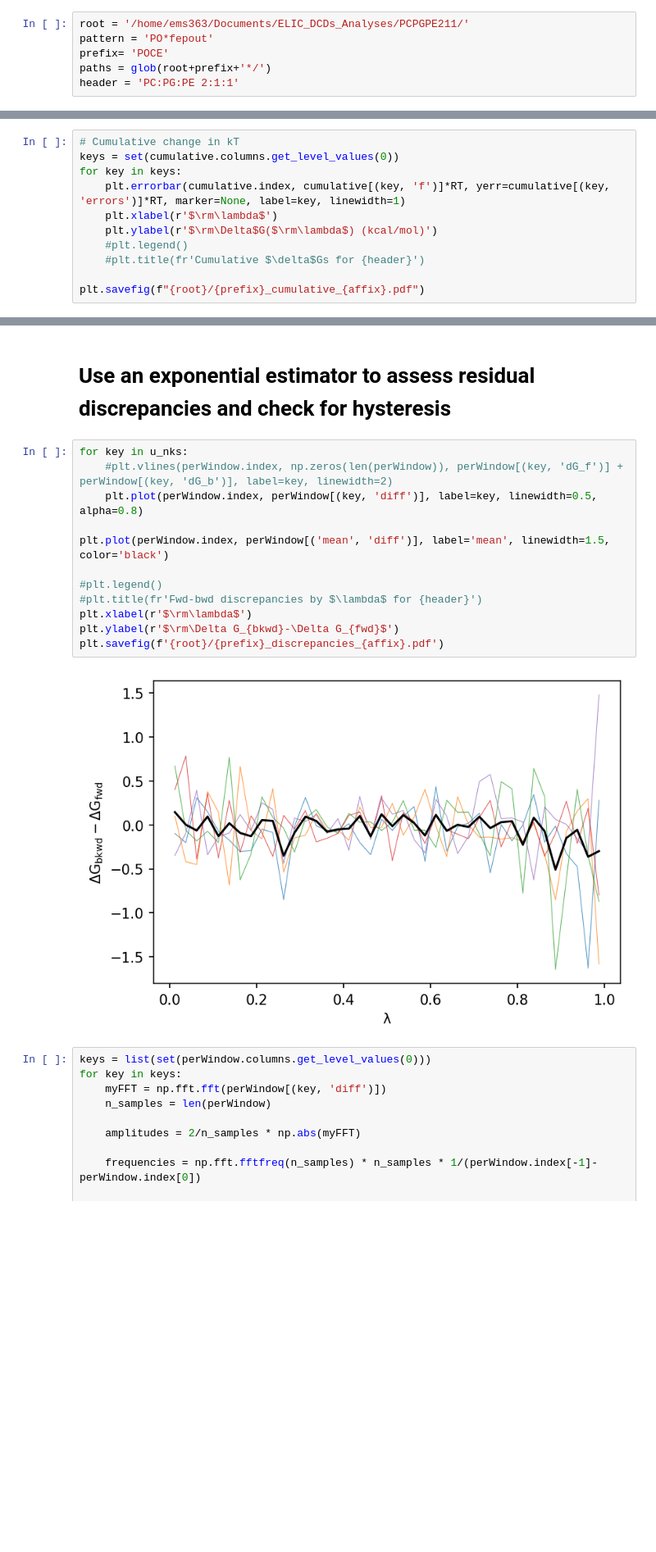
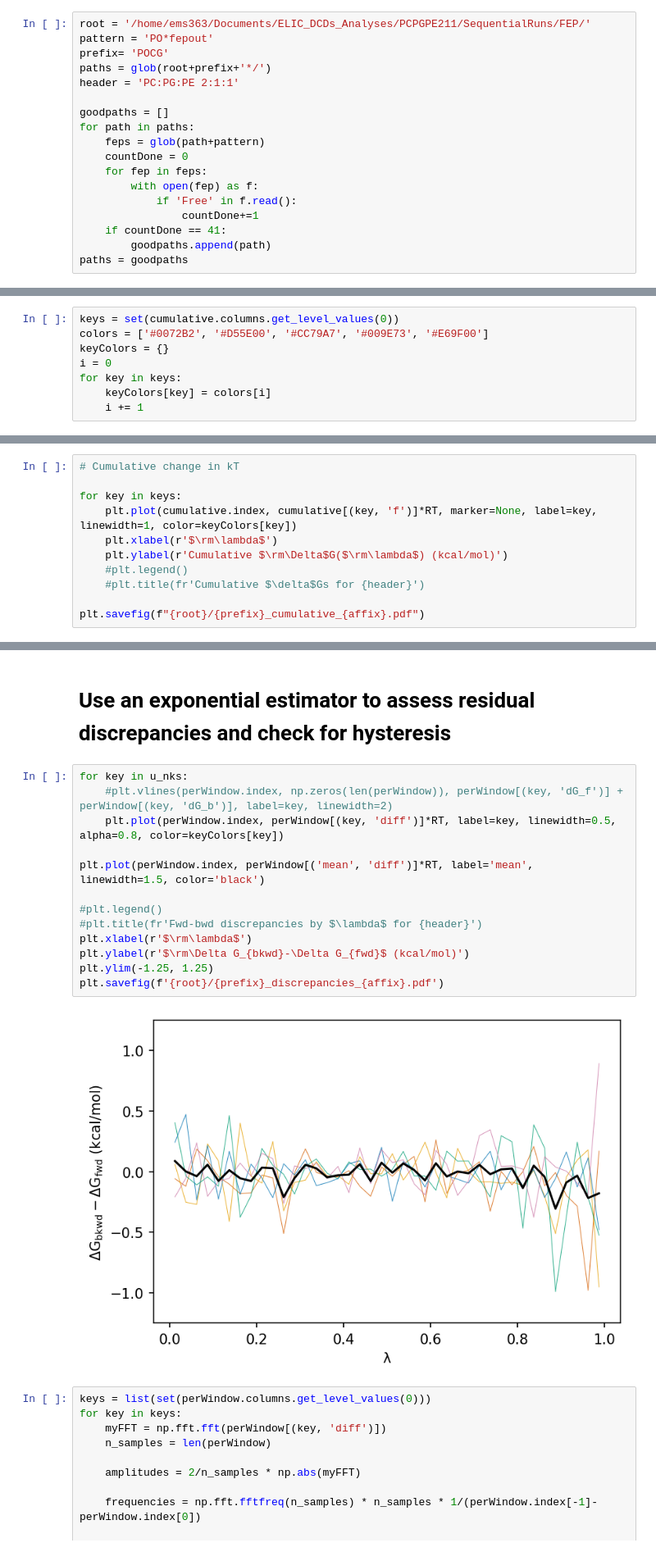
Before and after one commit to BranniganLab/safep, a Jupyter notebook: Batch_Basic.ipynb, the cells around one changed output, grey strips where cells are left out. Shown at 82% size. Drawn from its saved outputs; the diff is of its cells as text; blank space fills up the shorter version.

```diff
--- a/Batch_Basic.ipynb
+++ b/Batch_Basic.ipynb
@@ -67,9 +122,21 @@ def batchProcess(paths, RT, decorrelate):
 # %%
-root = '/home/ems363/Documents/ELIC_DCDs_Analyses/PCPGPE211/'
+root = '/home/ems363/Documents/ELIC_DCDs_Analyses/PCPGPE211/SequentialRuns/FEP/'
 pattern = 'PO*fepout'
-prefix= 'POCE'
+prefix= 'POCG'
 paths = glob(root+prefix+'*/')
 header = 'PC:PG:PE 2:1:1'
+
+goodpaths = []
+for path in paths:
+    feps = glob(path+pattern)
+    countDone = 0
+    for fep in feps:
+        with open(fep) as f:
+            if 'Free' in f.read():
+                countDone+=1
+    if countDone == 41:
+        goodpaths.append(path)
+paths = goodpaths
 # %%
 paths
 # %% [output]
@@ -182 +174,9 @@ POCE_9    f         3.448793
 Name: 1.0, dtype: float64
+# %%
+keys = set(cumulative.columns.get_level_values(0))
+colors = ['#0072B2', '#D55E00', '#CC79A7', '#009E73', '#E69F00']
+keyColors = {}
+i = 0
+for key in keys:
+    keyColors[key] = colors[i]
+    i += 1
@@ -184,11 +267,11 @@ Name: 1.0, dtype: float64
 # Plot the change in free energy based on MBAR estimates
 # %%
 # Cumulative change in kT
-keys = set(cumulative.columns.get_level_values(0))
+
 for key in keys:
-    plt.errorbar(cumulative.index, cumulative[(key, 'f')]*RT, yerr=cumulative[(key, 'errors')]*RT, marker=None, label=key, linewidth=1)
+    plt.plot(cumulative.index, cumulative[(key, 'f')]*RT, marker=None, label=key, linewidth=1, color=keyColors[key])
     plt.xlabel(r'$\rm\lambda$')
-    plt.ylabel(r'$\rm\Delta$G($\rm\lambda$) (kcal/mol)')
+    plt.ylabel(r'Cumulative $\rm\Delta$G($\rm\lambda$) (kcal/mol)')
     #plt.legend()
     #plt.title(fr'Cumulative $\delta$Gs for {header}')
 
@@ -228,17 +311,18 @@ plt.savefig(f"{root}/{prefix}_perWindow_diff_{affix}.pdf")
 # %%
 for key in u_nks:
     #plt.vlines(perWindow.index, np.zeros(len(perWindow)), perWindow[(key, 'dG_f')] + perWindow[(key, 'dG_b')], label=key, linewidth=2)
-    plt.plot(perWindow.index, perWindow[(key, 'diff')], label=key, linewidth=0.5, alpha=0.8)
+    plt.plot(perWindow.index, perWindow[(key, 'diff')]*RT, label=key, linewidth=0.5, alpha=0.8, color=keyColors[key])
 
-plt.plot(perWindow.index, perWindow[('mean', 'diff')], label='mean', linewidth=1.5, color='black')
+plt.plot(perWindow.index, perWindow[('mean', 'diff')]*RT, label='mean', linewidth=1.5, color='black')
 
 #plt.legend()
 #plt.title(fr'Fwd-bwd discrepancies by $\lambda$ for {header}')
 plt.xlabel(r'$\rm\lambda$')
-plt.ylabel(r'$\rm\Delta G_{bkwd}-\Delta G_{fwd}$')
+plt.ylabel(r'$\rm\Delta G_{bkwd}-\Delta G_{fwd}$ (kcal/mol)')
+plt.ylim(-1.25, 1.25)
 plt.savefig(f'{root}/{prefix}_discrepancies_{affix}.pdf')
 # %% [output]
-[figure, old version]
+[figure, new version]
 # %%
 keys = list(set(perWindow.columns.get_level_values(0)))
 for key in keys:
```
Also changed, not shown: parts of 13 cells of this notebook, 5 other files.
